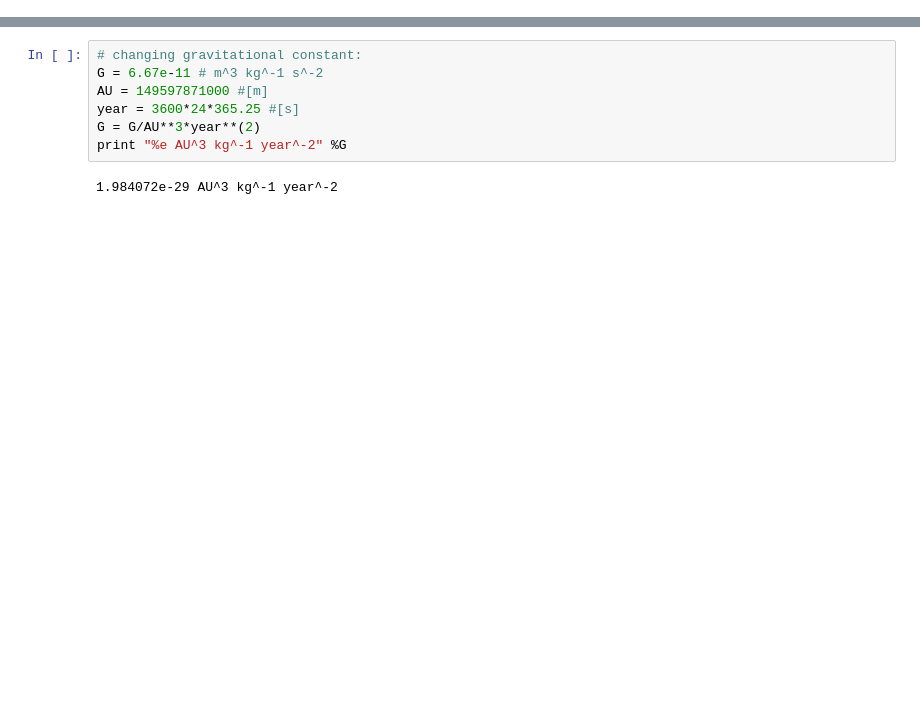
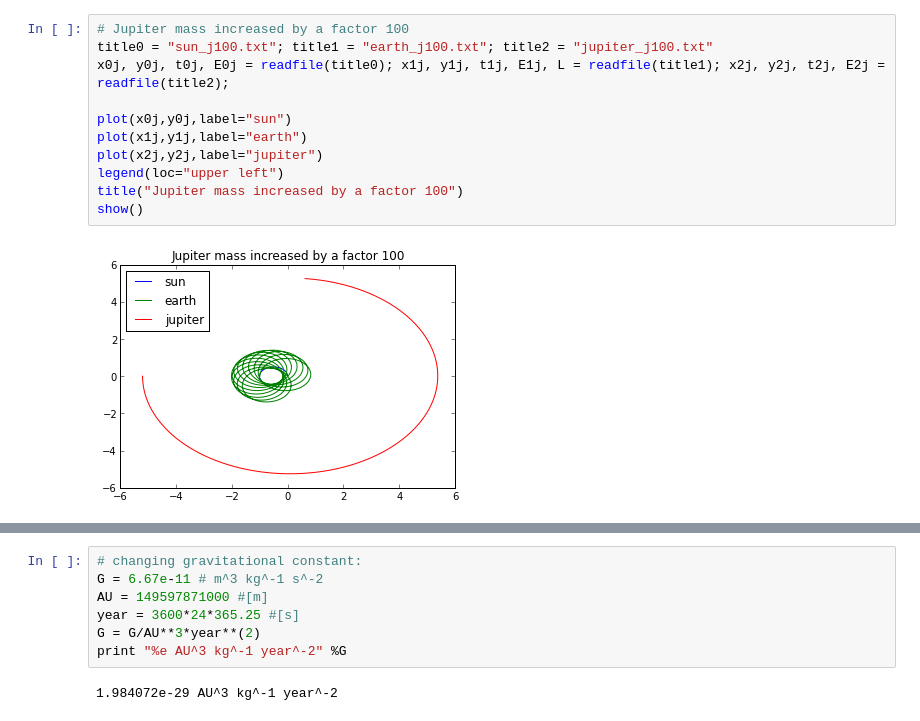
Before and after one commit to wholmen/FYS3150-Project-3, a Jupyter notebook: build-SolarSystem-Desktop-Debug/FYS3150 - Project 3.ipynb, the cells around one changed output, grey strips where cells are left out. Saved outputs shown, nothing was run; the diff lists cells and outputs as text; blank space fills up the shorter version.

```diff
--- a/build-SolarSystem-Desktop-Debug/FYS3150 - Project 3.ipynb
+++ b/build-SolarSystem-Desktop-Debug/FYS3150 - Project 3.ipynb
@@ -3,0 +79,13 @@
+# %%
+# Jupiter mass increased by a factor 100
+title0 = "sun_j100.txt"; title1 = "earth_j100.txt"; title2 = "jupiter_j100.txt"
+x0j, y0j, t0j, E0j = readfile(title0); x1j, y1j, t1j, E1j, L = readfile(title1); x2j, y2j, t2j, E2j = readfile(title2);
+
+plot(x0j,y0j,label="sun")
+plot(x1j,y1j,label="earth")
+plot(x2j,y2j,label="jupiter")
+legend(loc="upper left")
+title("Jupiter mass increased by a factor 100")
+show()
+# %% [output]
+[figure, added]
```
Also changed, not shown: parts of 17 cells of this notebook, 36 other files.
